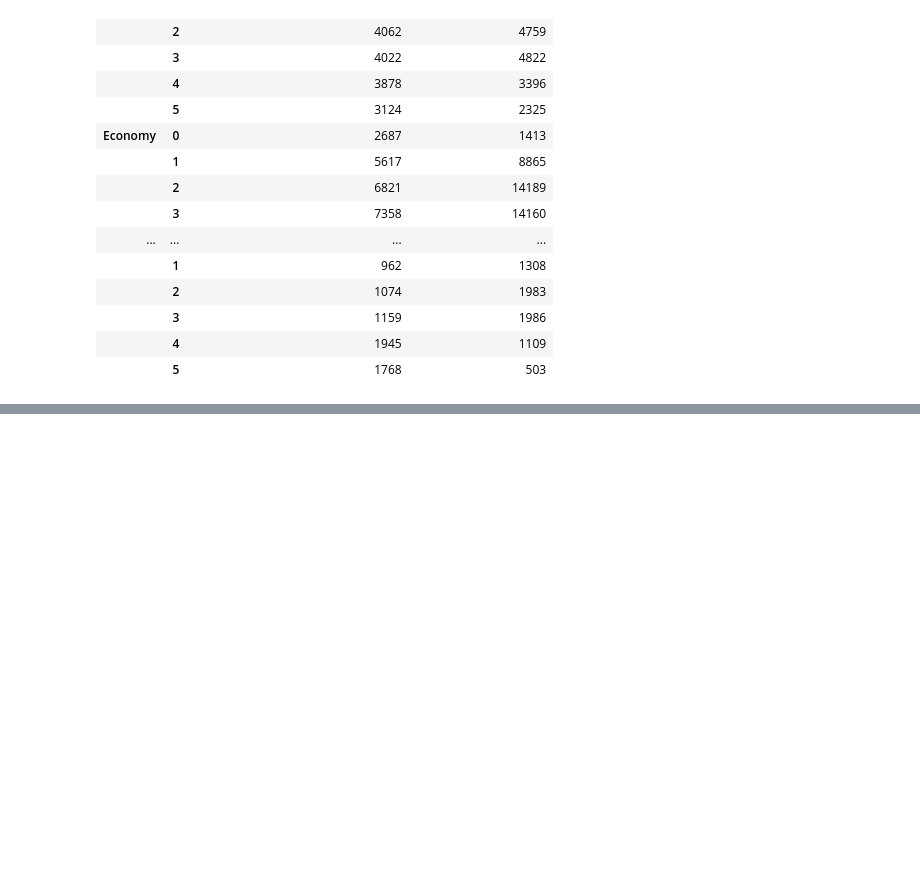
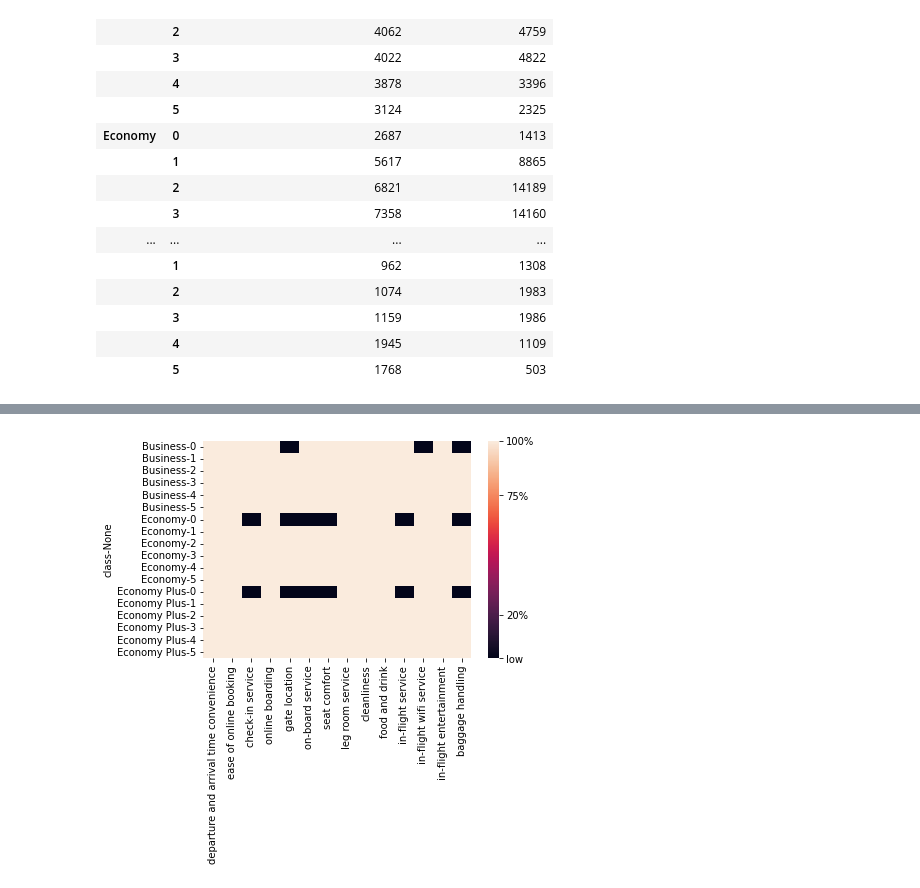
Before and after one commit to Coded123/Maven-Analytics-Airlines-Challenge, a Jupyter notebook: Maven_airline_data_analysis.ipynb, the cells around one changed output, grey strips where cells are left out. Drawn from its saved outputs; the diff is of its cells as text; code cells hidden in the pictures; blank space fills up the shorter version.

```diff
--- a/Maven_airline_data_analysis.ipynb
+++ b/Maven_airline_data_analysis.ipynb
@@ -249,3 +221,10 @@ sat_class.agg({i:'value_counts' for i in df.columns[9:22]}).loc['Neutral or Diss
 |  | 3 | 1159 | 1986 | 1795.0 | 2182 | 2222.0 | ... |
 |  | 4 | 1945 | 1109 | 1800.0 | 1333 | 1750.0 | ... |
 |  | 5 | 1768 | 503 | 955.0 | 344 | 731.0 | ... |
+# %%
+ax = sns.heatmap(heatmap, vmin=0, vmax=1)
+cbar = ax.collections[0].colorbar
+cbar.set_ticks([0, .2, .75, 1])
+cbar.set_ticklabels(['low', '20%', '75%', '100%'])
+# %% [output]
+[figure, added]
```
Also changed, not shown: parts of 9 cells of this notebook.
